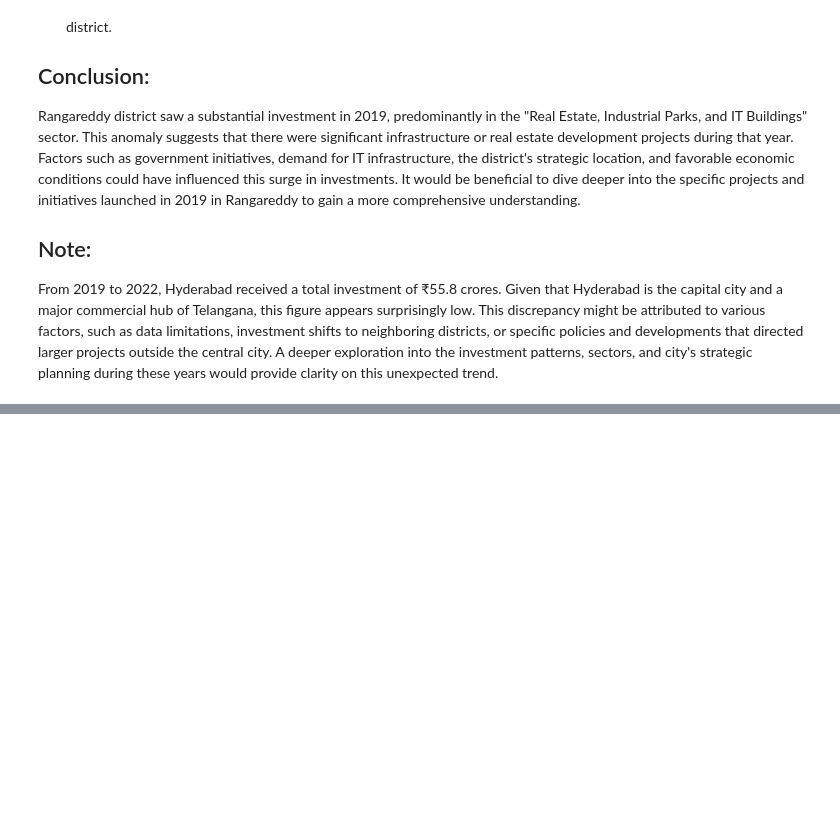
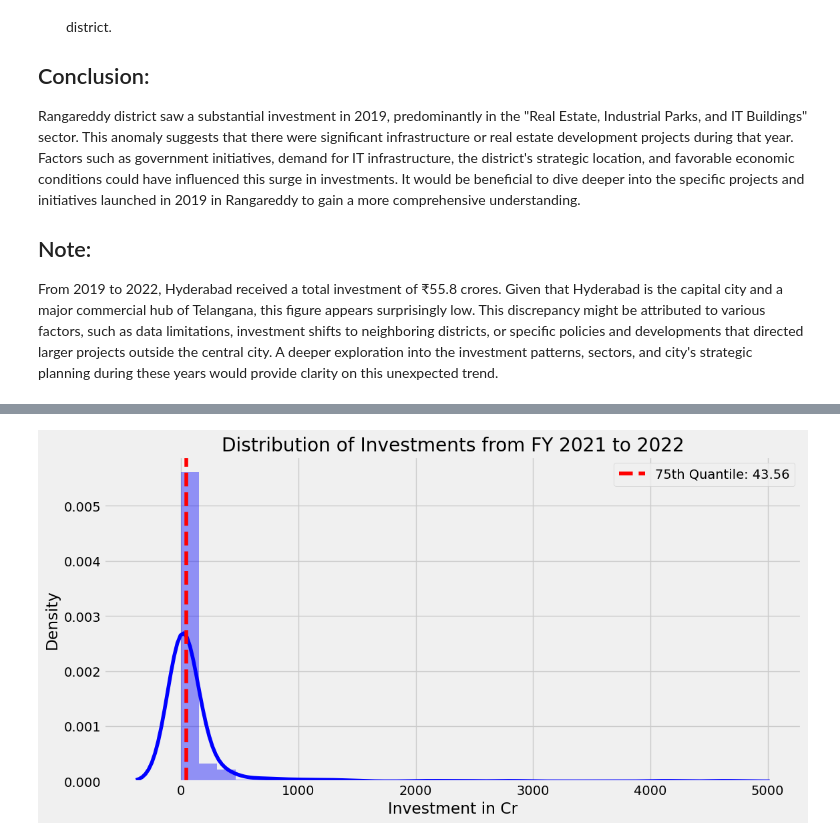
Before and after one commit to nani2357/Telangana_Growth_Analysis, a Jupyter notebook: notebooks/ts-ipass.ipynb, the cells around one changed output, grey strips where cells are left out. Saved outputs shown, nothing was run; the diff lists cells and outputs as text; code cells hidden in the pictures; blank space fills up the shorter version.

```diff
--- a/notebooks/ts-ipass.ipynb
+++ b/notebooks/ts-ipass.ipynb
@@ -790,0 +870,12 @@ From 2019 to 2022, Hyderabad received a total investment of ₹55.8 crores. Give
+# %%
+# Create a combined plot of Histogram and KDE for 'investment_in_cr'
+plt.figure(figsize=(12, 6))
+sns.distplot(grouped_data['investment_in_cr'], bins=30, kde=True, color='blue')
+plt.axvline(x=threshold, color='r', linestyle='--', label=f'75th Quantile: {threshold:.2f}')
+plt.title("Distribution of Investments from FY 2021 to 2022")
+plt.xlabel('Investment in Cr')
+plt.ylabel('Density')
+plt.legend()
+plt.show()
+# %% [output]
+[figure, added]
```
Also changed, not shown: parts of 12 cells of this notebook, 5 other files.
